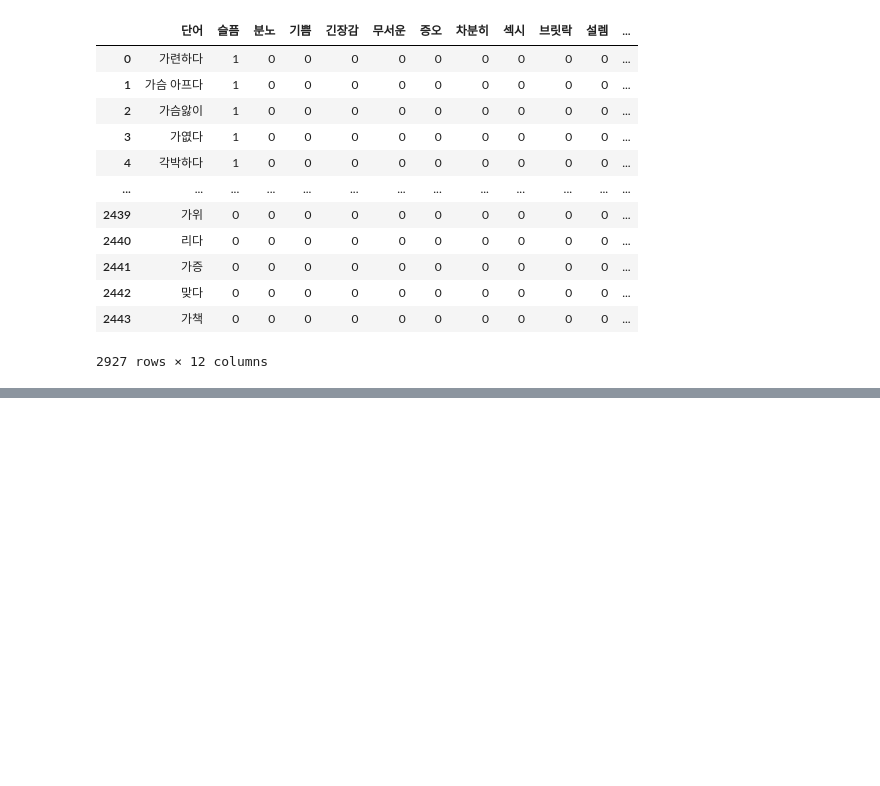
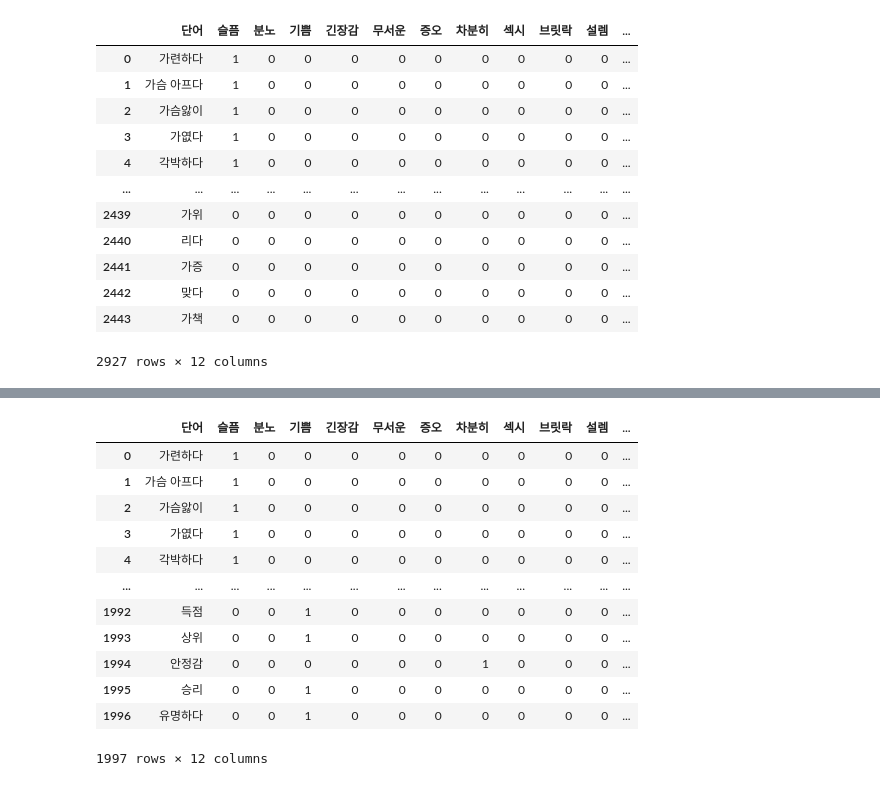
Before and after one commit to OHoRaaa/B_Project_4, a Jupyter notebook: 감성사전.ipynb, the cells around one changed output, grey strips where cells are left out. Cells and saved outputs as stored; diff of their text form; code cells hidden in the pictures; blank space fills up the shorter version.

```diff
--- a/감성사전.ipynb
+++ b/감성사전.ipynb
@@ -5115,0 +5168,18 @@ em_test.to_excel('em_test.xlsx')
+# %%
+dff.rename(columns = {'Unnamed: 0' : '단어'}, inplace = True)
+# %%
+dff
+# %% [output]
+|  | 단어 | 슬픔 | 분노 | 기쁨 | 긴장감 | 무서운 | 증오 | 차분히 | 섹시 | 브릿락 | 설렘 | ... |
+| 0 | 가련하다 | 1 | 0 | 0 | 0 | 0 | 0 | 0 | 0 | 0 | 0 | ... |
+| 1 | 가슴 아프다 | 1 | 0 | 0 | 0 | 0 | 0 | 0 | 0 | 0 | 0 | ... |
+| 2 | 가슴앓이 | 1 | 0 | 0 | 0 | 0 | 0 | 0 | 0 | 0 | 0 | ... |
+| 3 | 가엾다 | 1 | 0 | 0 | 0 | 0 | 0 | 0 | 0 | 0 | 0 | ... |
+| 4 | 각박하다 | 1 | 0 | 0 | 0 | 0 | 0 | 0 | 0 | 0 | 0 | ... |
+| ... | ... | ... | ... | ... | ... | ... | ... | ... | ... | ... | ... | ... |
+| 1992 | 득점 | 0 | 0 | 1 | 0 | 0 | 0 | 0 | 0 | 0 | 0 | ... |
+| 1993 | 상위 | 0 | 0 | 1 | 0 | 0 | 0 | 0 | 0 | 0 | 0 | ... |
+| 1994 | 안정감 | 0 | 0 | 0 | 0 | 0 | 0 | 1 | 0 | 0 | 0 | ... |
+| 1995 | 승리 | 0 | 0 | 1 | 0 | 0 | 0 | 0 | 0 | 0 | 0 | ... |
+| 1996 | 유명하다 | 0 | 0 | 1 | 0 | 0 | 0 | 0 | 0 | 0 | 0 | ... |
+1997 rows × 12 columns
```
Also changed, not shown: parts of 8 cells of this notebook, 3 other files.
